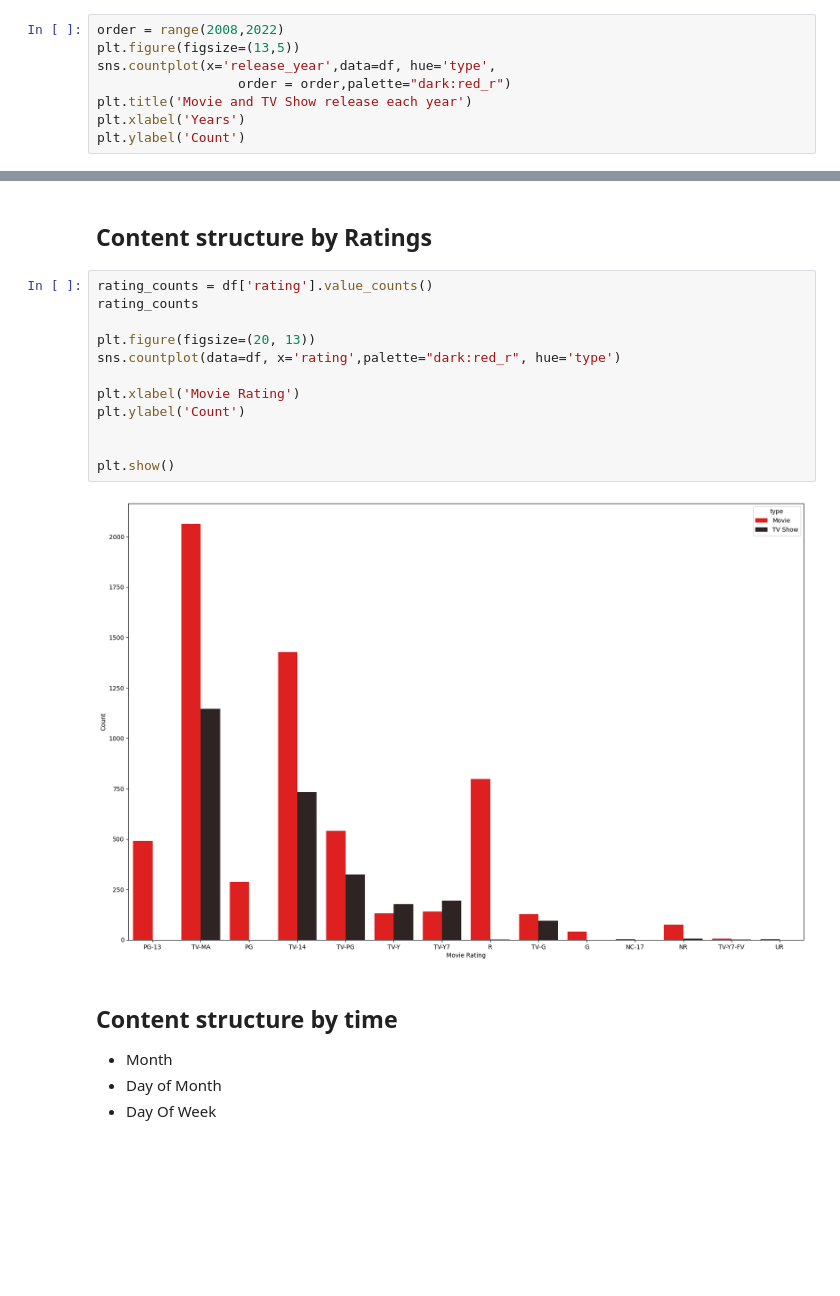
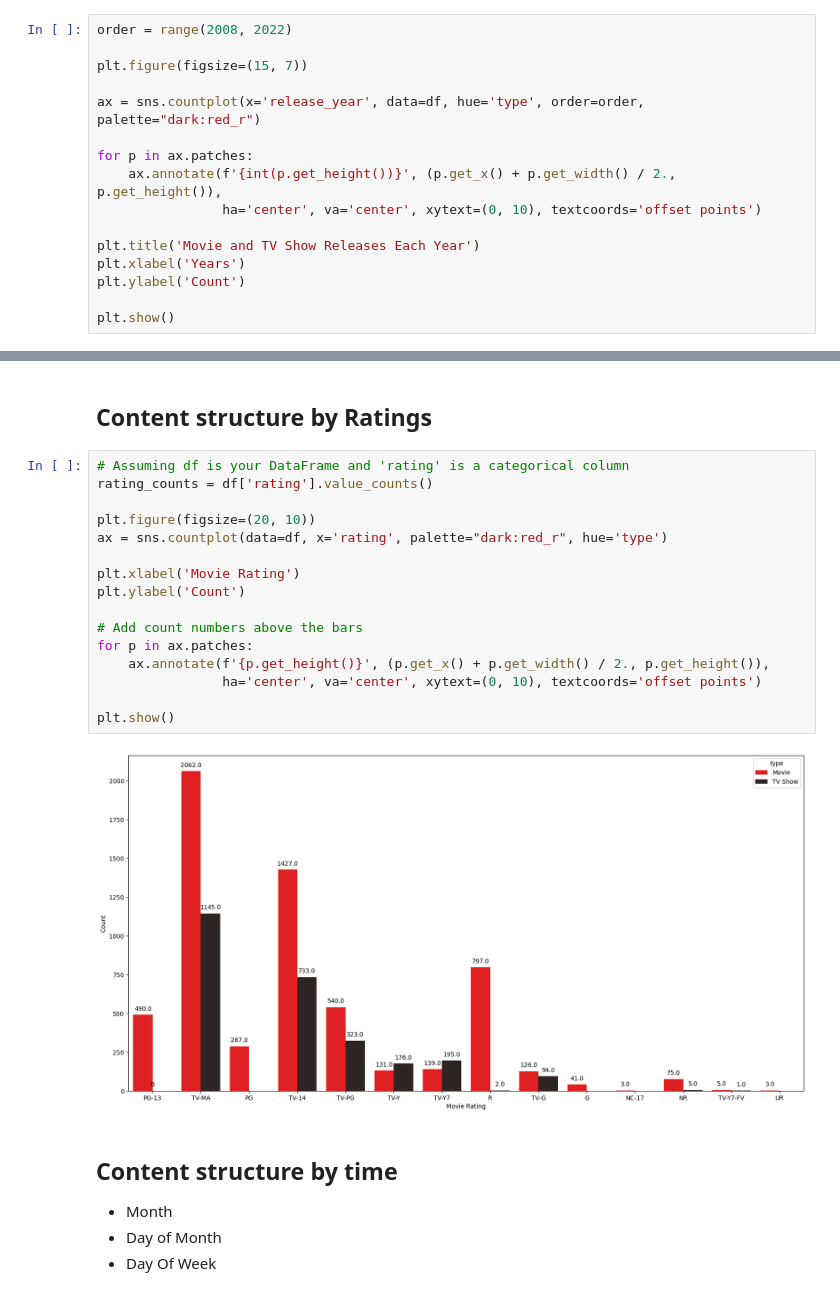
Before and after one commit to nguyen-tr-thuc/Netflix-Movies-and-TV-Shows, a Jupyter notebook: netflix_project.ipynb, the cells around one changed output, grey strips where cells are left out. Saved outputs shown, nothing was run; the diff lists cells and outputs as text; blank space fills up the shorter version.

```diff
--- a/netflix_project.ipynb
+++ b/netflix_project.ipynb
@@ -175,11 +199,19 @@ plt.show()
 # %% [markdown]
 ###  # delta: year_added vs. release_year --> Is Netflix add new films only? (hue='type_of_content')
 # %%
-order = range(2008,2022)
-plt.figure(figsize=(13,5))
-sns.countplot(x='release_year',data=df, hue='type',
-                  order = order,palette="dark:red_r")
-plt.title('Movie and TV Show release each year')
+order = range(2008, 2022)
+
+plt.figure(figsize=(15, 7))
+
+ax = sns.countplot(x='release_year', data=df, hue='type', order=order, palette="dark:red_r")
+
+for p in ax.patches:
+    ax.annotate(f'{int(p.get_height())}', (p.get_x() + p.get_width() / 2., p.get_height()),
+                ha='center', va='center', xytext=(0, 10), textcoords='offset points')
+
+plt.title('Movie and TV Show Releases Each Year')
 plt.xlabel('Years')
 plt.ylabel('Count')
+
+plt.show()
 # %% [output]
@@ -188,19 +219,23 @@ Text(0, 0.5, 'Count')
 # %% [markdown]
 ## Content structure by Ratings
 # %%
+# Assuming df is your DataFrame and 'rating' is a categorical column
 rating_counts = df['rating'].value_counts()
-rating_counts
 
-plt.figure(figsize=(20, 13))
-sns.countplot(data=df, x='rating',palette="dark:red_r", hue='type')
+plt.figure(figsize=(20, 10))
+ax = sns.countplot(data=df, x='rating', palette="dark:red_r", hue='type')
 
 plt.xlabel('Movie Rating')
 plt.ylabel('Count')
 
+# Add count numbers above the bars
+for p in ax.patches:
+    ax.annotate(f'{p.get_height()}', (p.get_x() + p.get_width() / 2., p.get_height()),
+                ha='center', va='center', xytext=(0, 10), textcoords='offset points')
 
 plt.show()
 # %% [output]
-[figure, old version]
+[figure, new version]
 # %% [markdown]
 ## Content structure by time
 - Month
```
Also changed, not shown: parts of 22 cells of this notebook, 2 other files.
